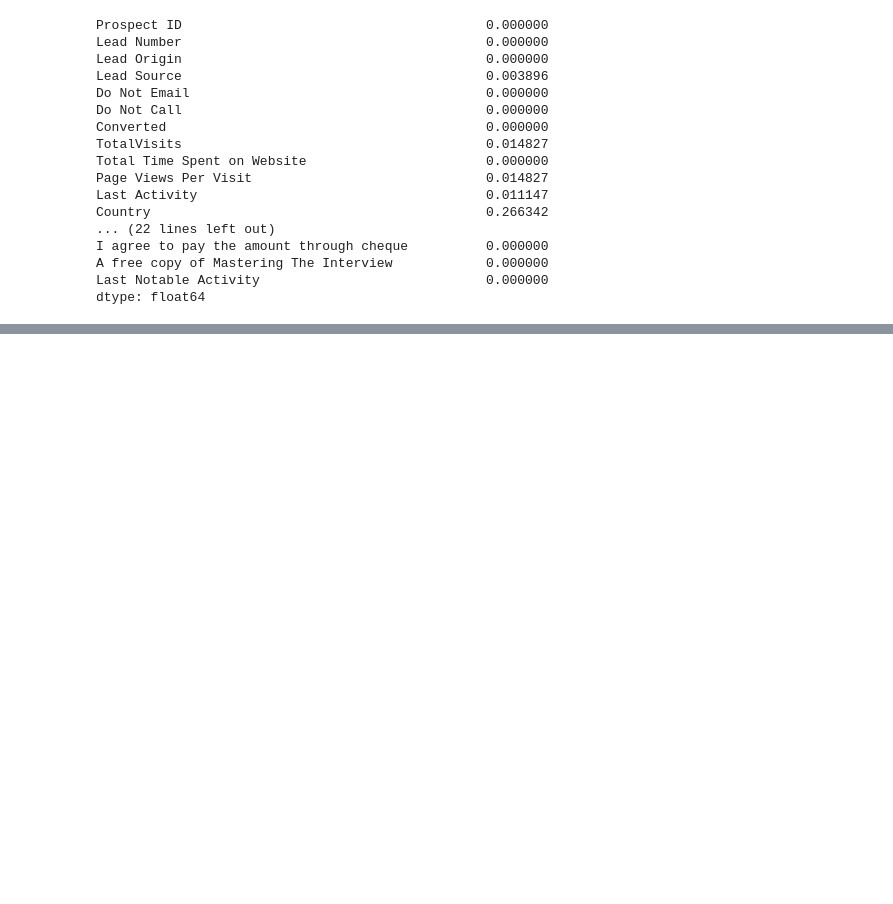
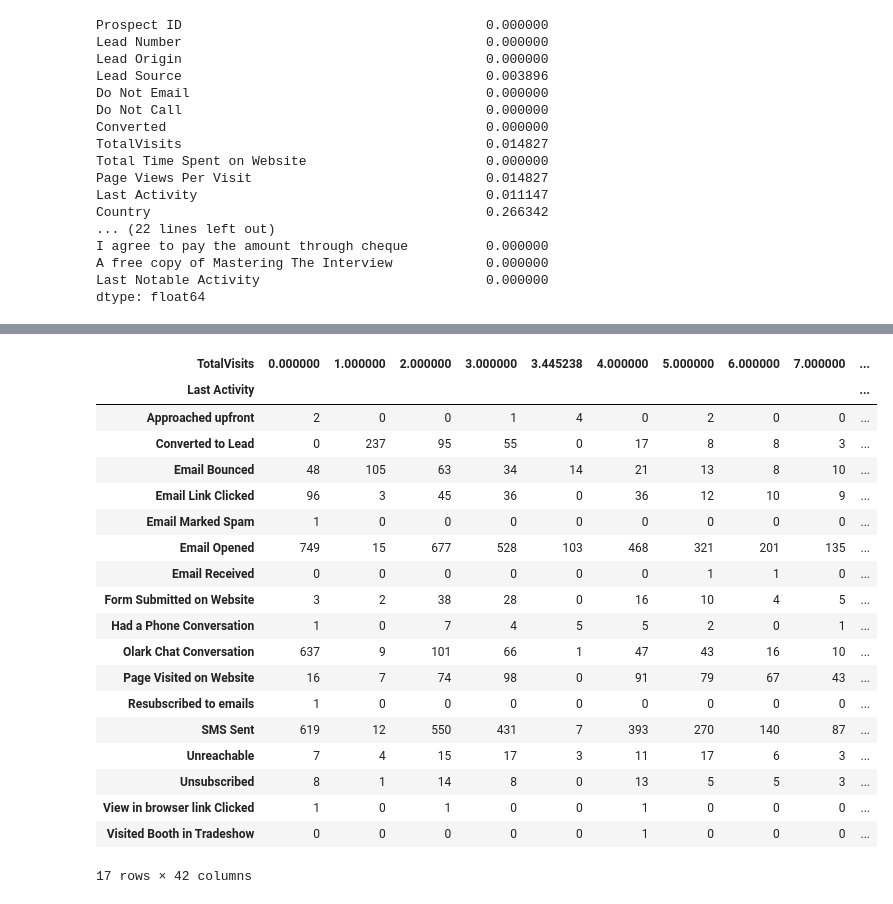
Before and after one commit to yusnarsetiyadi/Mini_Project_Data_Science, a Jupyter notebook: lead_scoring.ipynb, the cells around one changed output, grey strips where cells are left out. Drawn from its saved outputs; the diff is of its cells as text; code cells hidden in the pictures; blank space fills up the shorter version.

```diff
--- a/lead_scoring.ipynb
+++ b/lead_scoring.ipynb
@@ -177,0 +332,24 @@ dtype: float64
+# %%
+# mengetahui perbandingan seluruh user antara aktivitas terakhir mereka dan total visit nya
+pandas.crosstab(data['Last Activity'],data['TotalVisits'])
+# %% [output]
+| TotalVisits | 0.000000 | 1.000000 | 2.000000 | 3.000000 | 3.445238 | 4.000000 | 5.000000 | 6.000000 | 7.000000 | ... |
+| Last Activity |  |  |  |  |  |  |  |  |  | ... |
+| Approached upfront | 2 | 0 | 0 | 1 | 4 | 0 | 2 | 0 | 0 | ... |
+| Converted to Lead | 0 | 237 | 95 | 55 | 0 | 17 | 8 | 8 | 3 | ... |
+| Email Bounced | 48 | 105 | 63 | 34 | 14 | 21 | 13 | 8 | 10 | ... |
+| Email Link Clicked | 96 | 3 | 45 | 36 | 0 | 36 | 12 | 10 | 9 | ... |
+| Email Marked Spam | 1 | 0 | 0 | 0 | 0 | 0 | 0 | 0 | 0 | ... |
+| Email Opened | 749 | 15 | 677 | 528 | 103 | 468 | 321 | 201 | 135 | ... |
+| Email Received | 0 | 0 | 0 | 0 | 0 | 0 | 1 | 1 | 0 | ... |
+| Form Submitted on Website | 3 | 2 | 38 | 28 | 0 | 16 | 10 | 4 | 5 | ... |
+| Had a Phone Conversation | 1 | 0 | 7 | 4 | 5 | 5 | 2 | 0 | 1 | ... |
+| Olark Chat Conversation | 637 | 9 | 101 | 66 | 1 | 47 | 43 | 16 | 10 | ... |
+| Page Visited on Website | 16 | 7 | 74 | 98 | 0 | 91 | 79 | 67 | 43 | ... |
+| Resubscribed to emails | 1 | 0 | 0 | 0 | 0 | 0 | 0 | 0 | 0 | ... |
+| SMS Sent | 619 | 12 | 550 | 431 | 7 | 393 | 270 | 140 | 87 | ... |
+| Unreachable | 7 | 4 | 15 | 17 | 3 | 11 | 17 | 6 | 3 | ... |
+| Unsubscribed | 8 | 1 | 14 | 8 | 0 | 13 | 5 | 5 | 3 | ... |
+| View in browser link Clicked | 1 | 0 | 1 | 0 | 0 | 1 | 0 | 0 | 0 | ... |
+| Visited Booth in Tradeshow | 0 | 0 | 0 | 0 | 0 | 1 | 0 | 0 | 0 | ... |
+17 rows × 42 columns
```
Also changed, not shown: parts of 41 cells of this notebook.
